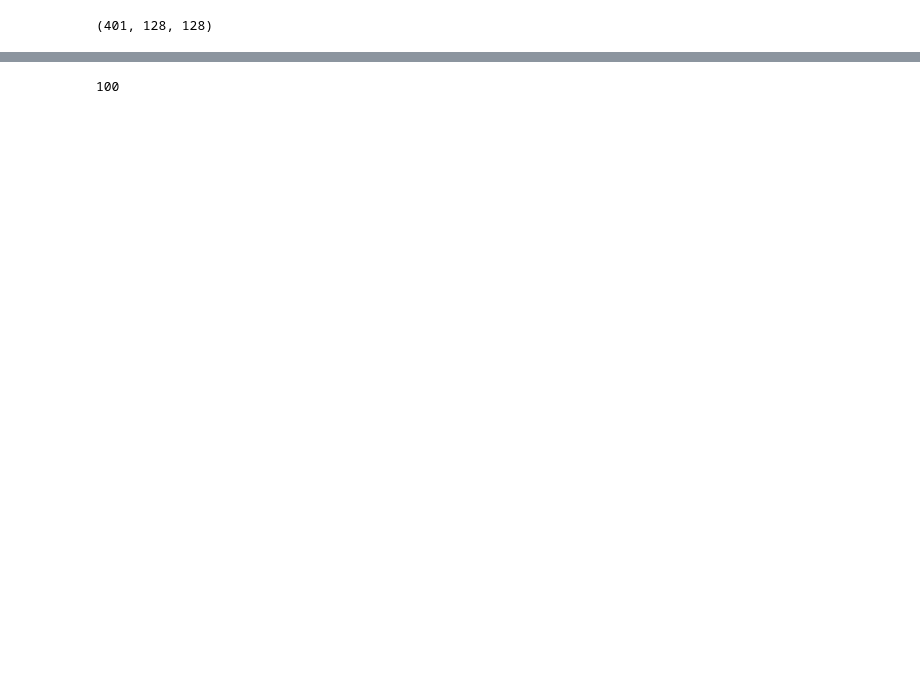
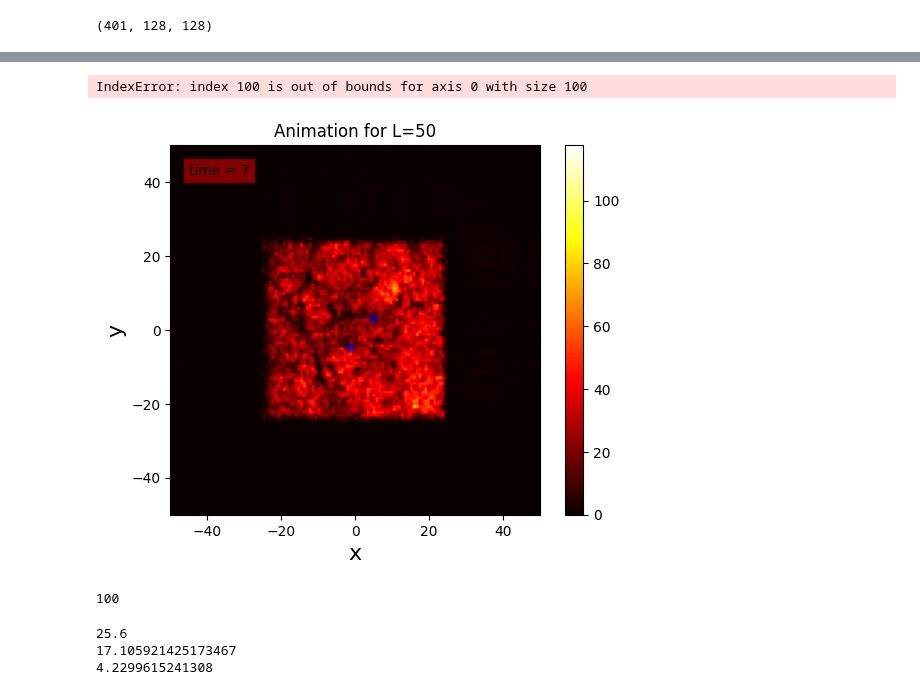
Before and after one commit to easuit24/BECs2, a Jupyter notebook: vortextracking_debug.ipynb, the cells around one changed output, grey strips where cells are left out. Drawn from its saved outputs; the diff is of its cells as text; code cells hidden in the pictures; blank space fills up the shorter version.

```diff
--- a/vortextracking_debug.ipynb
+++ b/vortextracking_debug.ipynb
@@ -247,4 +200,60 @@ Index of Match:  0
+# %%
+def animatepsi(filename):
+    '''
+    Animates the density distribution for the
+    '''
+    time_tracking = np.arange(0, len(g.snaps))*250*g.gpeobj.dt
+    if filename != None:
+            path = fr"C:\Users\TQC User\Desktop\BECs2\{filename}.mp4"
+    fig, ax = plt.subplots()
+    data = plt.imshow(np.abs(g.snaps[0])**2, extent = [-g.winL/2, g.winL/2, -g.winL/2, g.winL/2], cmap = plt.cm.hot, origin = 'lower')
+    plt.colorbar()
+    L = g.L
+    vort_arr = []
+
+    for i in range(len(antiv_traj_arr)):
+         avi_traj = antiv_traj_arr[i]
+         v = plt.scatter(avi_traj[0][0]+0.5-L/2, avi_traj[0][1]+0.5-L/2, alpha = 0.3, s = 20, color = 'blue')
+         vort_arr.append(v)
+
+
+    time_text = ax.text(0.05, 0.95,'',horizontalalignment='left',verticalalignment='top', transform=ax.transAxes,  bbox=dict(facecolor='red', alpha=0.5))
+    time_text.set_text('time = 0')
+
+    plt.xlabel("x", fontsize = 16)
+    plt.ylabel('y', fontsize = 16)
+    plt.title(f'Animation for L={L}')
+
+    def animate(i):
+        data.set_data(np.abs(g.snaps[i])**2)
+
+        for j in range(len(vort_arr)):
+             vort_arr[j].set_offsets([antiv_traj_arr[j][i][0]+0.5-L/2, antiv_traj_arr[j][i][1]+0.5-L/2])
+
+        time_text.set_text('time = %.1d' % time_tracking[i])
+
+        return data, time_text, *vort_arr
+    anim = animation.FuncAnimation(fig, animate, frames = len(g.snaps), blit = True)
+    anim.save(path)
+    #plt.show()
+
+    return anim
+# %%
+animatepsi('debugtest.mp4')
+# %% [output]
+IndexError: index 100 is out of bounds for axis 0 with size 100
+[figure, added]
 # %%
 print(len(g.snaps)//4)
 # %% [output]
 100
+# %%
+
+nc = g.T/(2*np.pi)*np.log(380/g.gpeobj.g)
+print(1/g.gpeobj.g)
+print(2*np.pi*25/(np.log(380/g.gpeobj.g)))
+print(17.1/g.T)
+# %% [output]
+25.6
+17.105921425173467
+4.2299615241308
```
Also changed, not shown: parts of 13 cells of this notebook, 2 other files.
